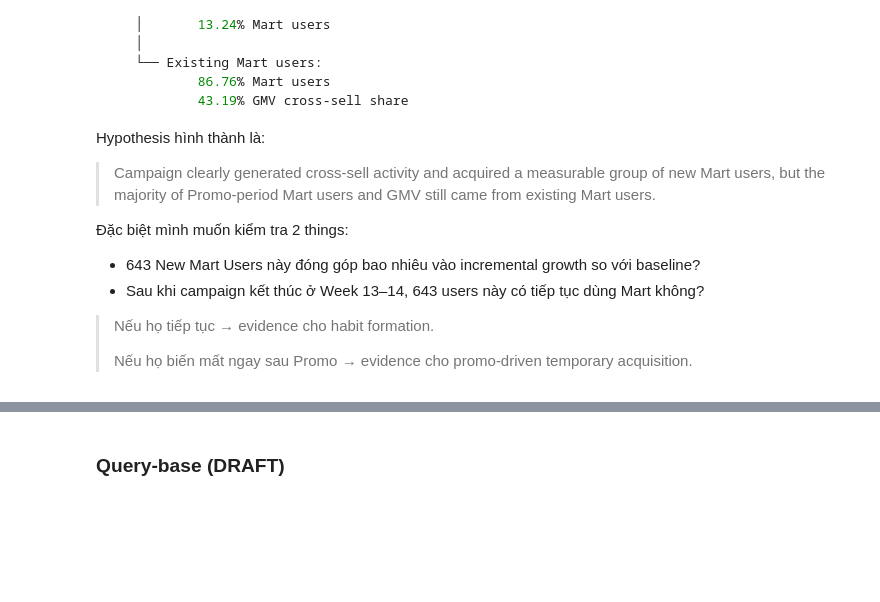
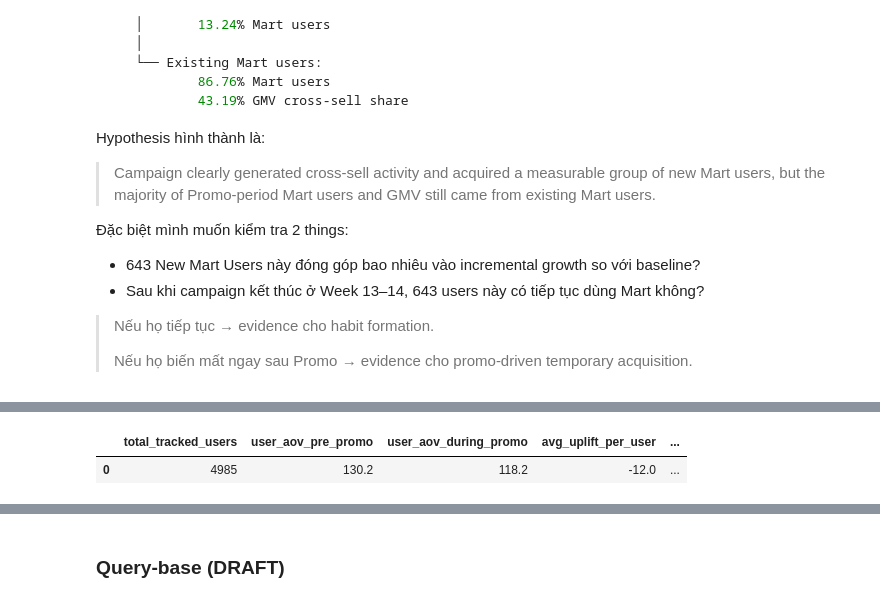
Before and after one commit to Pham-Ngoc-Huy/grab-analytical-entrancetesst, a Jupyter notebook: analytical.ipynb, the cells around one changed output, grey strips where cells are left out. Cells and saved outputs as stored; diff of their text form; code cells hidden in the pictures; blank space fills up the shorter version.

```diff
--- a/analytical.ipynb
+++ b/analytical.ipynb
@@ -275,0 +342,7 @@ Hypothesis hình thành là:
+# %%
+# B. same-user behaviour
+query = data.parse_query(query_path="query/same_user_behavior.sql")
+data.query_to_dataframe(query=query)
+# %% [output]
+|  | total_tracked_users | user_aov_pre_promo | user_aov_during_promo | avg_uplift_per_user | ... |
+| 0 | 4985 | 130.2 | 118.2 | -12.0 | ... |
```
Also changed, not shown: parts of 10 cells of this notebook, 8 other files.
